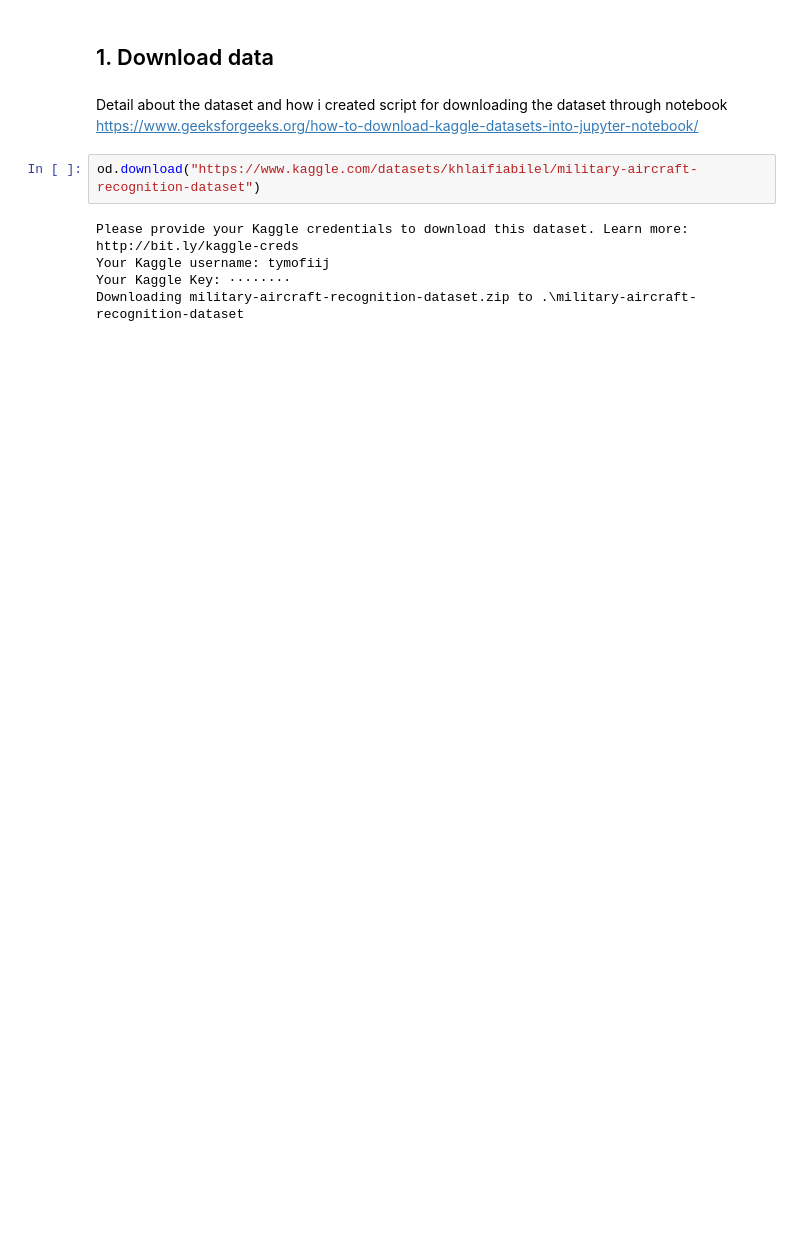
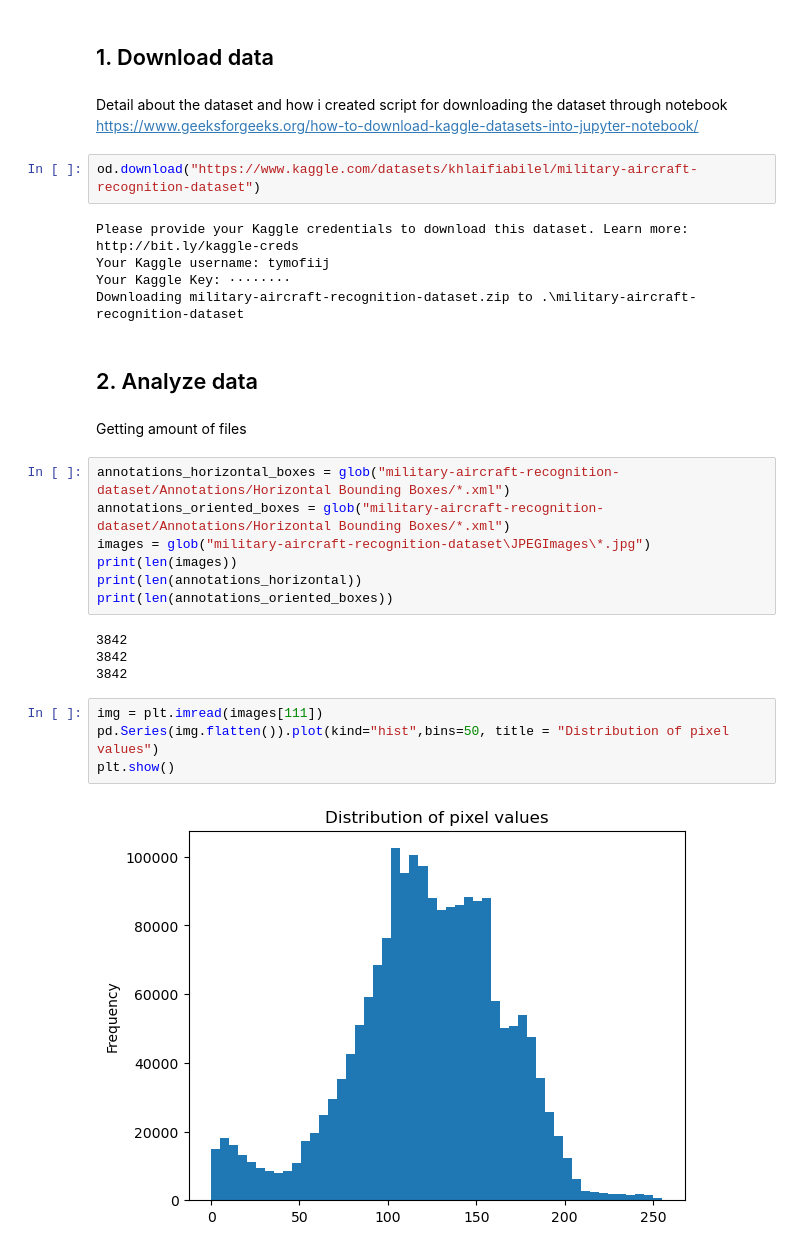
Before and after one commit to TimofiyJ/ML_Aircraft, a Jupyter notebook: main.ipynb, the cells around one changed output. Saved outputs shown, nothing was run; the diff lists cells and outputs as text; blank space fills up the shorter version.

Commit message:
feat(analyze data): add distributions and show example of img

```diff
--- a/main.ipynb
+++ b/main.ipynb
@@ -20,3 +26,24 @@ Please provide your Kaggle credentials to download this dataset. Learn more: htt
 Your Kaggle username: tymofiij
 Your Kaggle Key: ········
 Downloading military-aircraft-recognition-dataset.zip to .\military-aircraft-recognition-dataset
+# %% [markdown]
+## 2. Analyze data
+# %% [markdown]
+Getting amount of files
+# %%
+annotations_horizontal_boxes = glob("military-aircraft-recognition-dataset/Annotations/Horizontal Bounding Boxes/*.xml")
+annotations_oriented_boxes = glob("military-aircraft-recognition-dataset/Annotations/Horizontal Bounding Boxes/*.xml")
+images = glob("military-aircraft-recognition-dataset\JPEGImages\*.jpg")
+print(len(images))
+print(len(annotations_horizontal))
+print(len(annotations_oriented_boxes))
+# %% [output]
+3842
+3842
+3842
+# %%
+img = plt.imread(images[111])
+pd.Series(img.flatten()).plot(kind="hist",bins=50, title = "Distribution of pixel values")
+plt.show()
+# %% [output]
+[figure, added]
```
Also changed, not shown: parts of 5 cells of this notebook.
